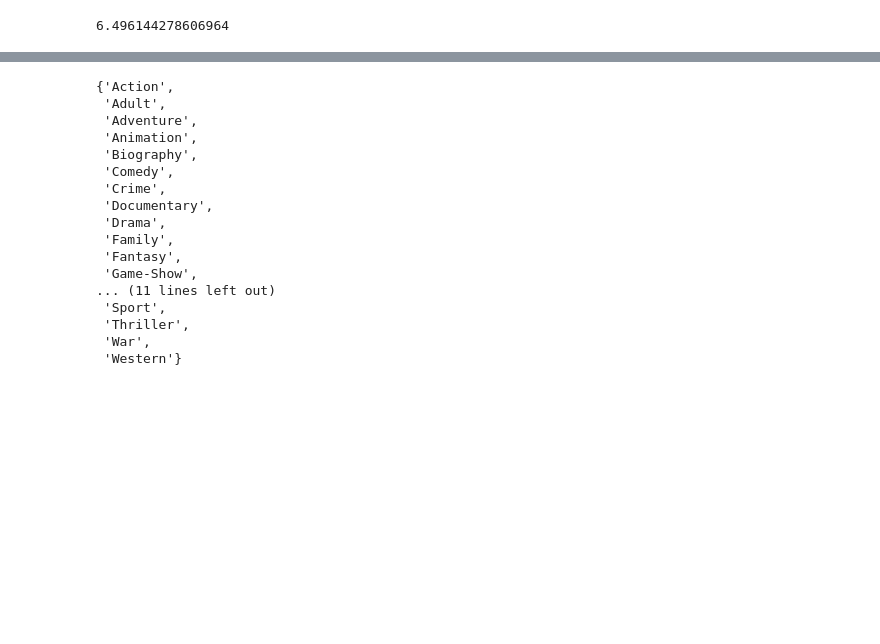
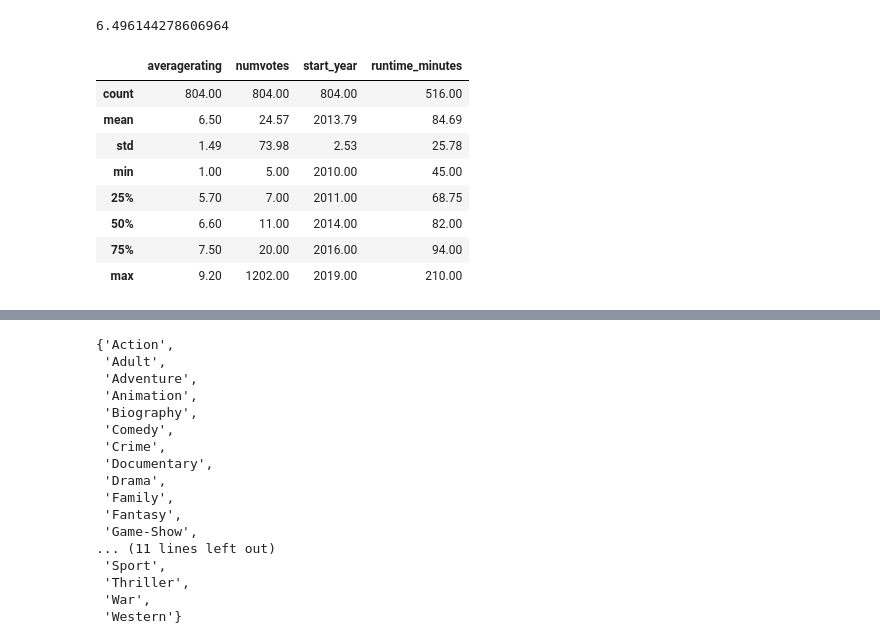
Before and after one commit to Lou-Hines/Movie_Production_Recommendations, a Jupyter notebook: Lou/IM_Exploratory_1_Hines.ipynb, the cells around one changed output, grey strips where cells are left out. Saved outputs shown, nothing was run; the diff lists cells and outputs as text; code cells hidden in the pictures; blank space fills up the shorter version.

```diff
--- a/Lou/IM_Exploratory_1_Hines.ipynb
+++ b/Lou/IM_Exploratory_1_Hines.ipynb
@@ -420,8 +420,8 @@ False    73052
 True       804
 Name: genres, dtype: int64
 # %%
-test = combined.loc[combined['genres'].isnull()]
-test
+null_genres = combined.loc[combined['genres'].isnull()]
+null_genres
 # %% [output]
 |  | movie_id | averagerating | numvotes | primary_title | original_title | start_year | runtime_minutes | ... |
 | 459 | tt7293844 | 7.20 | 26 | Los Corroboradores | Los Corroboradores | 2017 | 70.00 | ... |
@@ -441,2 +441,17 @@ test.averagerating.mean()
 # %% [output]
 6.496144278606964
+# %%
+null_genres.describe()
+# since null genres has relatively low number of votes (max being 1200), these seem to be not
+# terribly popular movies and probably don't correlate well with box office numbers. their mean
+# rating is comparable to the whole imdb mean, though, and rating has something do with popularity!
+# %% [output]
+|  | averagerating | numvotes | start_year | runtime_minutes |
+| count | 804.00 | 804.00 | 804.00 | 516.00 |
+| mean | 6.50 | 24.57 | 2013.79 | 84.69 |
+| std | 1.49 | 73.98 | 2.53 | 25.78 |
+| min | 1.00 | 5.00 | 2010.00 | 45.00 |
+| 25% | 5.70 | 7.00 | 2011.00 | 68.75 |
+| 50% | 6.60 | 11.00 | 2014.00 | 82.00 |
+| 75% | 7.50 | 20.00 | 2016.00 | 94.00 |
+| max | 9.20 | 1202.00 | 2019.00 | 210.00 |
```
Also changed, not shown: parts of 13 cells of this notebook, 1 other file.
